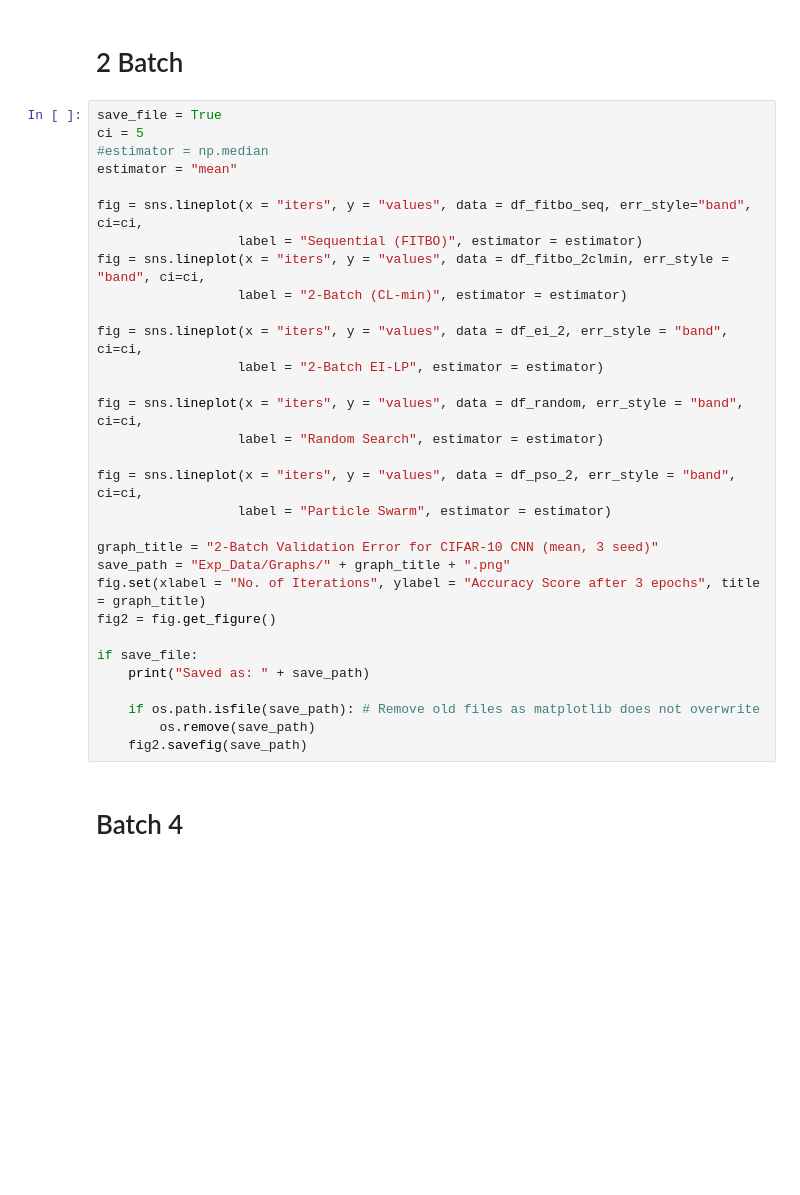
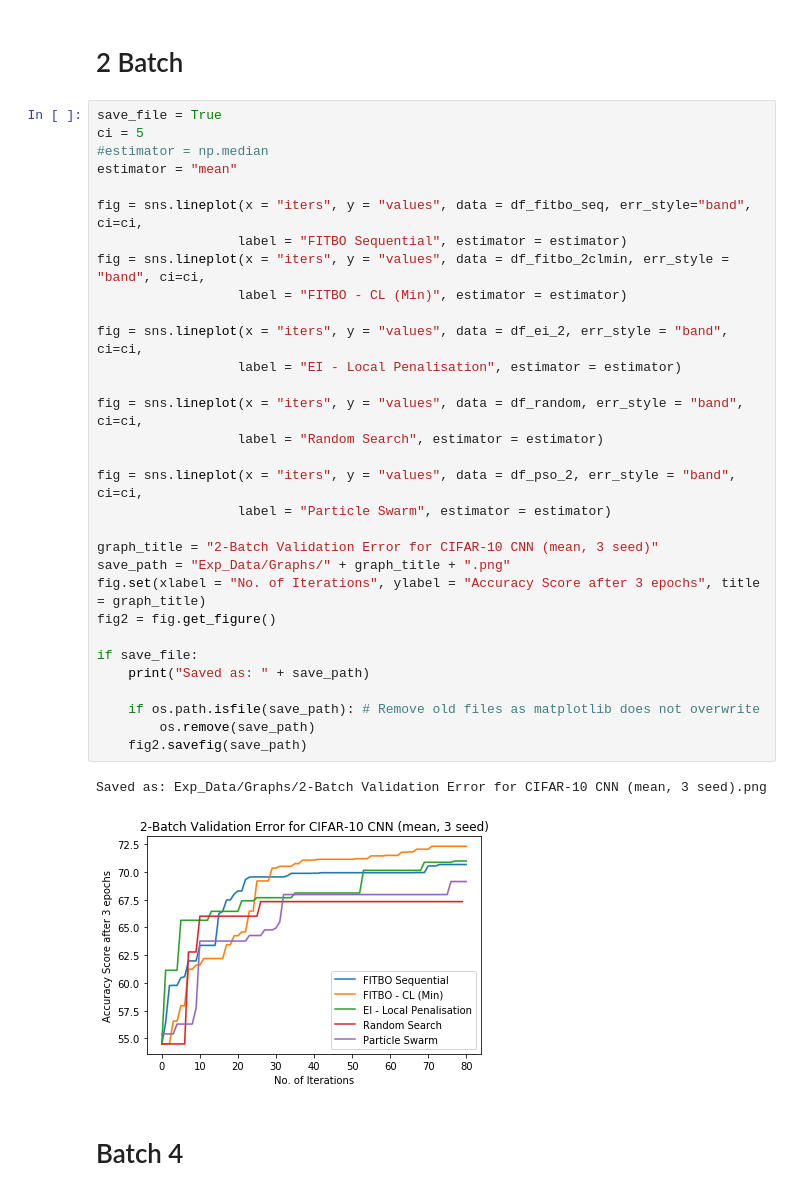
Before and after one commit to jamjs98764/Parallel-Bayesian-Optimisation, a Jupyter notebook: FITBO_GPy_FITBOMM_only/Error vs Iterations.ipynb, the cells around one changed output. Drawn from its saved outputs; the diff is of its cells as text; blank space fills up the shorter version.

Commit message:
new graphs

```diff
--- a/FITBO_GPy_FITBOMM_only/Error vs Iterations.ipynb
+++ b/FITBO_GPy_FITBOMM_only/Error vs Iterations.ipynb
@@ -722,34 +722,37 @@ df_random["values"] = df_random.apply(func3, axis = 1)
 # %%
 save_file = True
 ci = 5
 #estimator = np.median
 estimator = "mean"
 
 fig = sns.lineplot(x = "iters", y = "values", data = df_fitbo_seq, err_style="band", ci=ci,
-                  label = "Sequential (FITBO)", estimator = estimator)
+                  label = "FITBO Sequential", estimator = estimator)
 fig = sns.lineplot(x = "iters", y = "values", data = df_fitbo_2clmin, err_style = "band", ci=ci,
-                  label = "2-Batch (CL-min)", estimator = estimator)
+                  label = "FITBO - CL (Min)", estimator = estimator)
 
 fig = sns.lineplot(x = "iters", y = "values", data = df_ei_2, err_style = "band", ci=ci,
-                  label = "2-Batch EI-LP", estimator = estimator)
+                  label = "EI - Local Penalisation", estimator = estimator)
 
 fig = sns.lineplot(x = "iters", y = "values", data = df_random, err_style = "band", ci=ci,
                   label = "Random Search", estimator = estimator)
 
 fig = sns.lineplot(x = "iters", y = "values", data = df_pso_2, err_style = "band", ci=ci,
                   label = "Particle Swarm", estimator = estimator)
 
 graph_title = "2-Batch Validation Error for CIFAR-10 CNN (mean, 3 seed)"
 save_path = "Exp_Data/Graphs/" + graph_title + ".png"
 fig.set(xlabel = "No. of Iterations", ylabel = "Accuracy Score after 3 epochs", title = graph_title)
 fig2 = fig.get_figure()
 
 if save_file:
     print("Saved as: " + save_path)
 
     if os.path.isfile(save_path): # Remove old files as matplotlib does not overwrite
         os.remove(save_path)
     fig2.savefig(save_path)
+# %% [output]
+Saved as: Exp_Data/Graphs/2-Batch Validation Error for CIFAR-10 CNN (mean, 3 seed).png
+[figure, added]
 # %% [markdown]
 # Batch 4
 # %%
```
Also changed, not shown: parts of 2 cells of this notebook, 2 other files.
